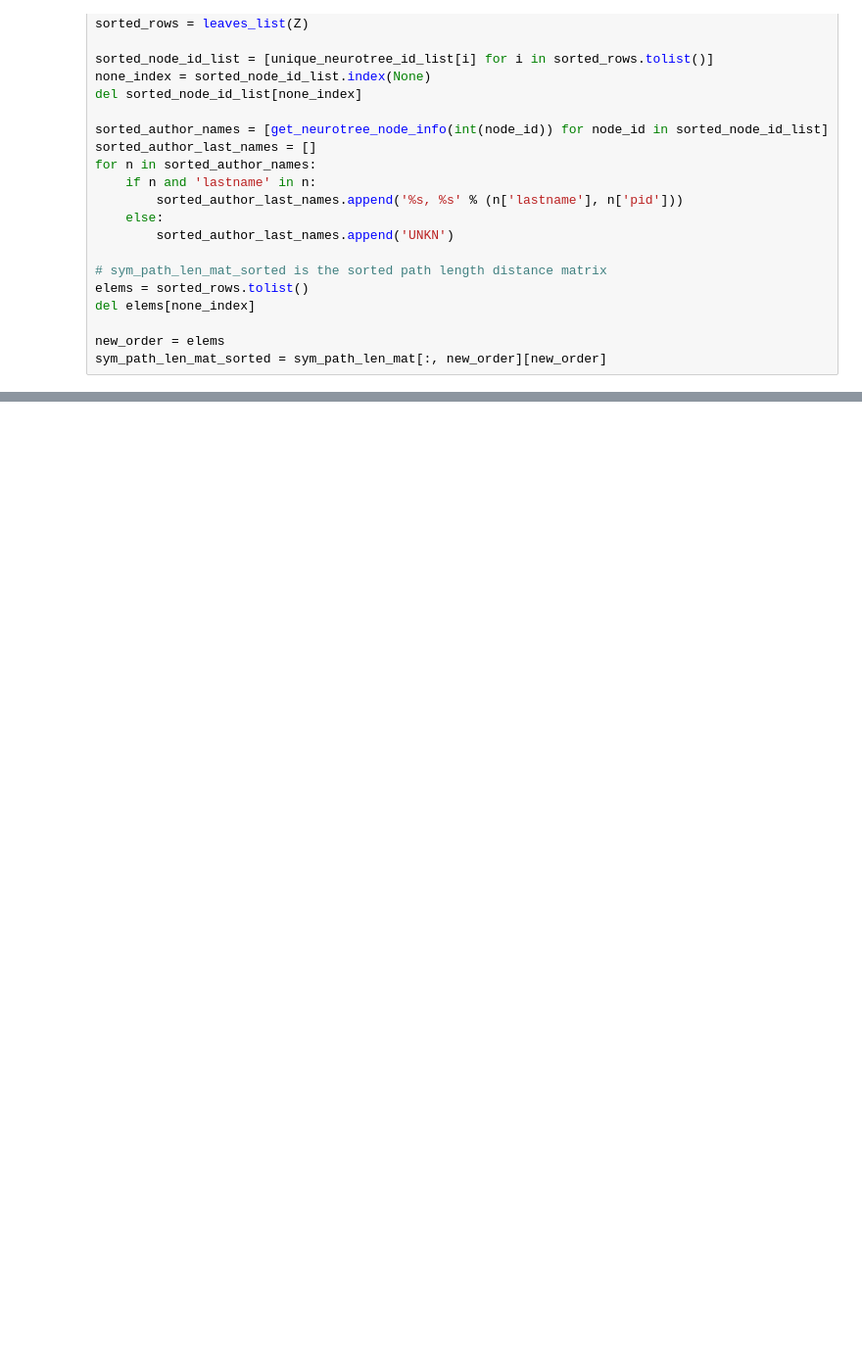
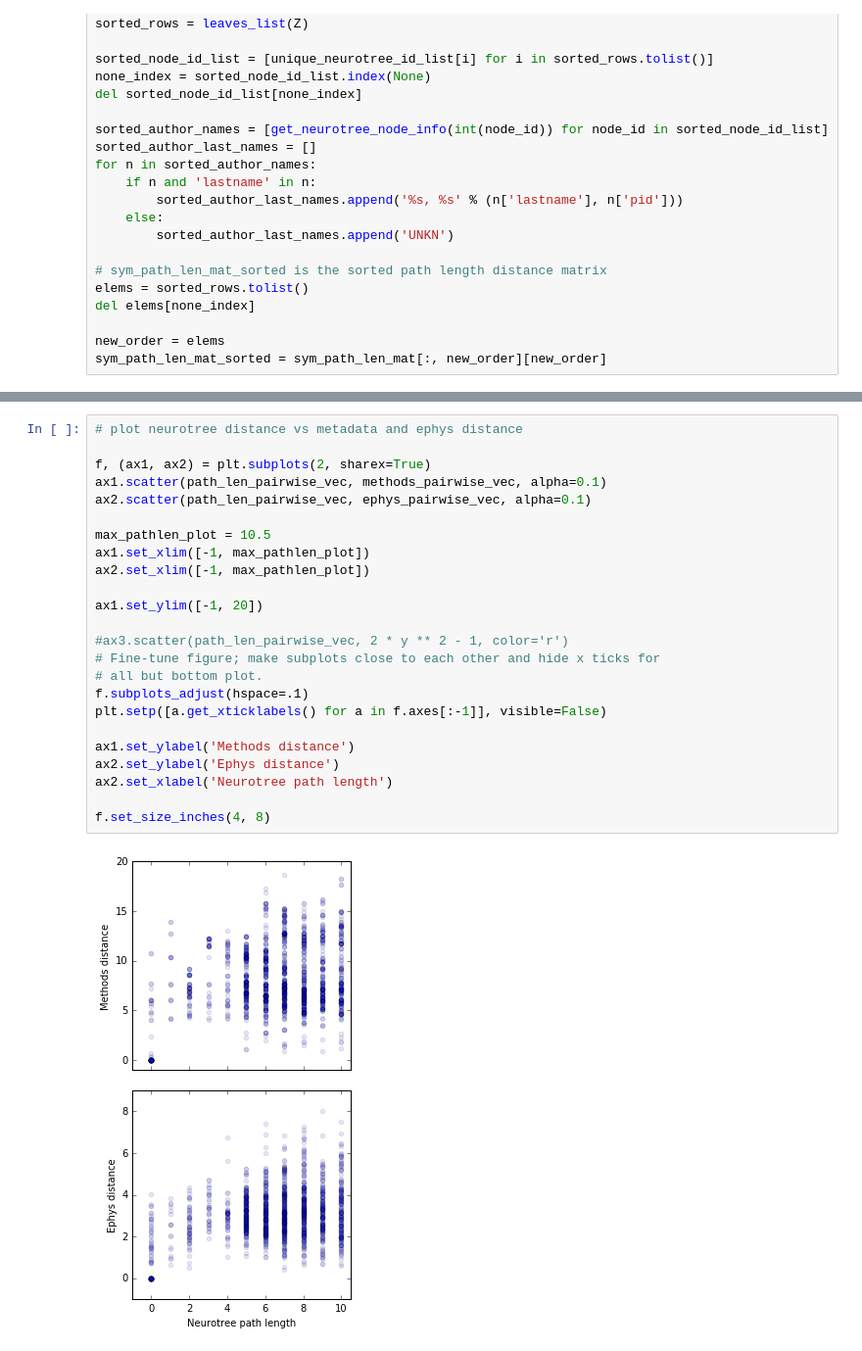
Before and after one commit to neuroelectro/neuroelectro_neurotree, a Jupyter notebook: ca1_analysis.ipynb, the cells around one changed output, grey strips where cells are left out. Shown at 98% size. Saved outputs shown, nothing was run; the diff lists cells and outputs as text; blank space fills up the shorter version.

```diff
--- a/ca1_analysis.ipynb
+++ b/ca1_analysis.ipynb
@@ -284,0 +346,26 @@ Name: Pmid, dtype: int64
+# %%
+# plot neurotree distance vs metadata and ephys distance
+
+f, (ax1, ax2) = plt.subplots(2, sharex=True)
+ax1.scatter(path_len_pairwise_vec, methods_pairwise_vec, alpha=0.1)
+ax2.scatter(path_len_pairwise_vec, ephys_pairwise_vec, alpha=0.1)
+
+max_pathlen_plot = 10.5
+ax1.set_xlim([-1, max_pathlen_plot])
+ax2.set_xlim([-1, max_pathlen_plot])
+
+ax1.set_ylim([-1, 20])
+
+#ax3.scatter(path_len_pairwise_vec, 2 * y ** 2 - 1, color='r')
+# Fine-tune figure; make subplots close to each other and hide x ticks for
+# all but bottom plot.
+f.subplots_adjust(hspace=.1)
+plt.setp([a.get_xticklabels() for a in f.axes[:-1]], visible=False)
+
+ax1.set_ylabel('Methods distance')
+ax2.set_ylabel('Ephys distance')
+ax2.set_xlabel('Neurotree path length')
+
+f.set_size_inches(4, 8)
+# %% [output]
+[figure, added]
```
Also changed, not shown: parts of 20 cells of this notebook, 2 other files.
